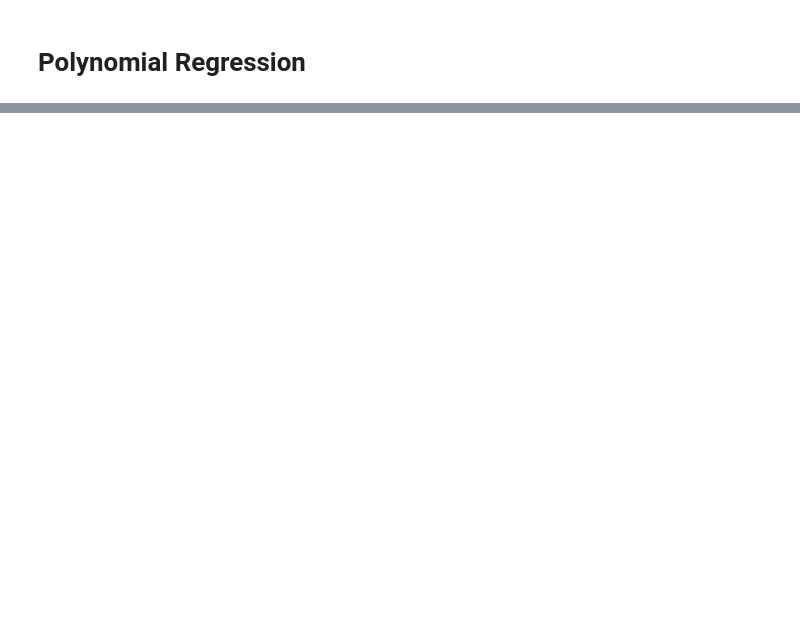
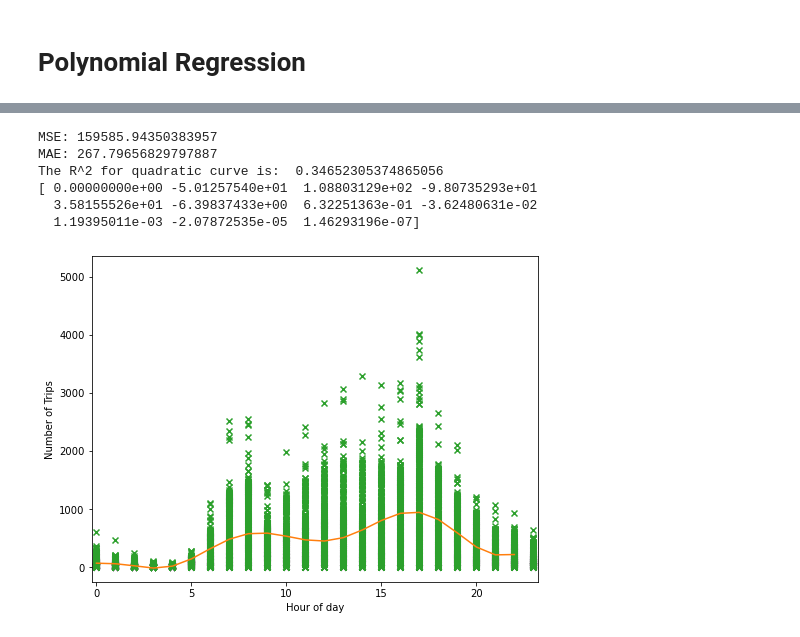
Before and after one commit to agruenb/PrescriptiveStruggle_BikeSharing, a Jupyter notebook: Polynomial_Regression.ipynb, the cells around one changed output, grey strips where cells are left out. Saved outputs shown, nothing was run; the diff lists cells and outputs as text; code cells hidden in the pictures; blank space fills up the shorter version.

```diff
--- a/Polynomial_Regression.ipynb
+++ b/Polynomial_Regression.ipynb
@@ -31,0 +74,11 @@ plt.show()
+# %%
+# highest R^2
+plot_regression_poly_scikit(X = df["hour"].values, y =df["trips"].values, d = 10)
+# %% [output]
+MSE: 159585.94350383957
+MAE: 267.79656829797887
+The R^2 for quadratic curve is:  0.34652305374865056
+[ 0.00000000e+00 -5.01257540e+01  1.08803129e+02 -9.80735293e+01
+  3.58155526e+01 -6.39837433e+00  6.32251363e-01 -3.62480631e-02
+  1.19395011e-03 -2.07872535e-05  1.46293196e-07]
+[figure, added]
```
Also changed, not shown: parts of 8 cells of this notebook, 1 other file.
